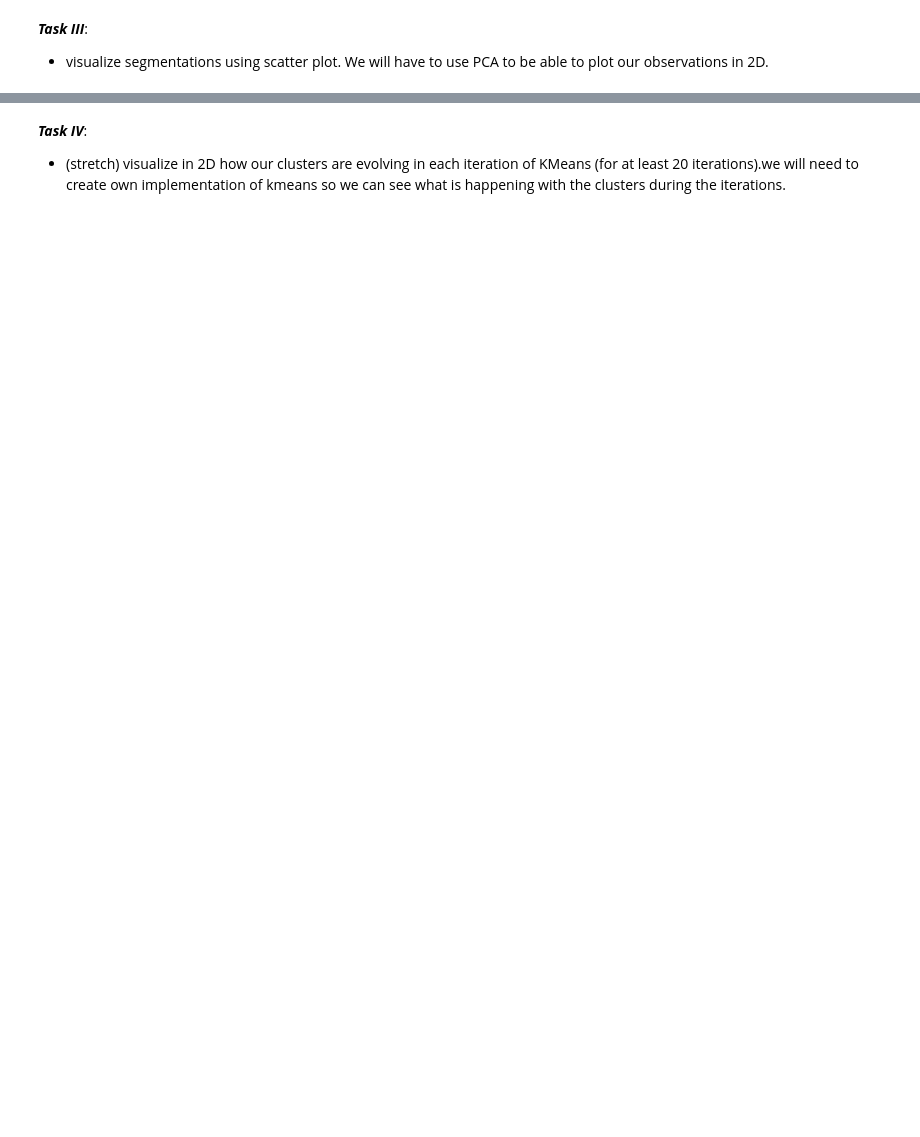
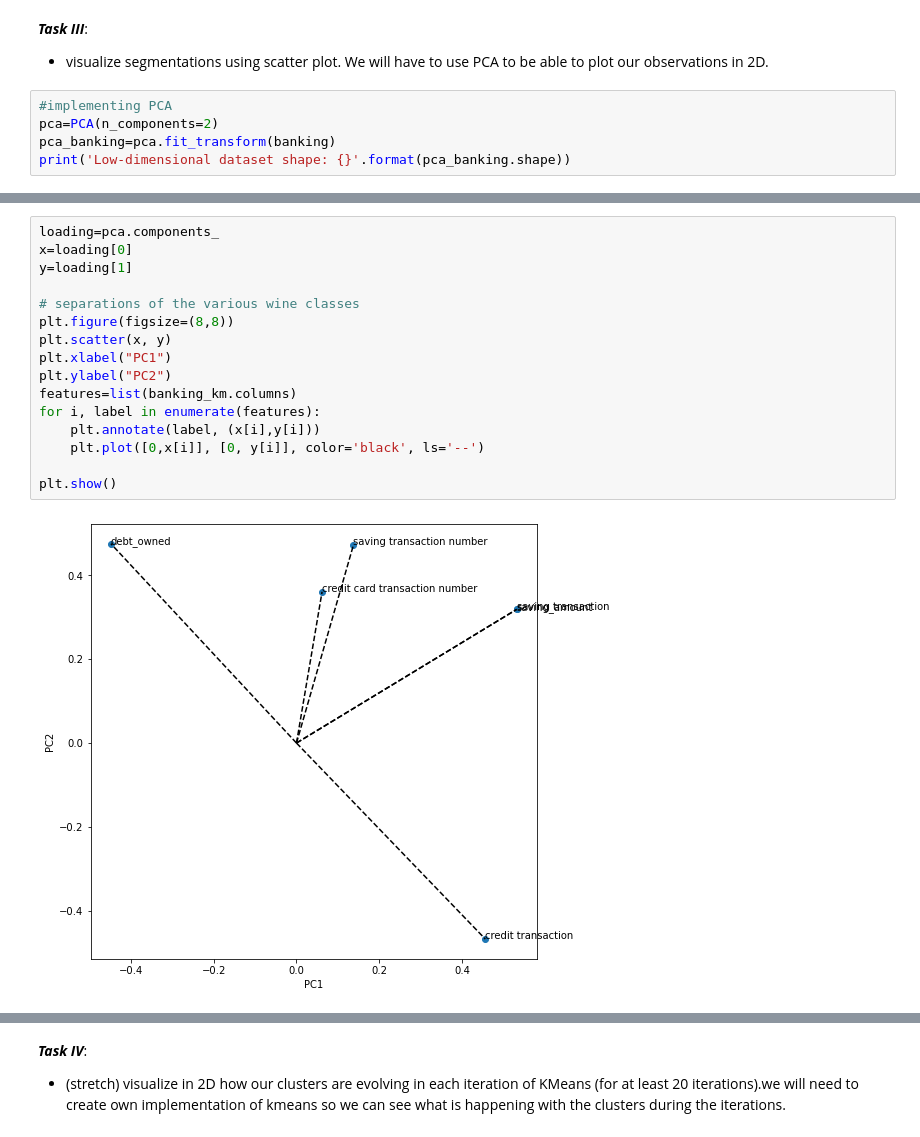
Before and after one commit to OliviaHan7/mini_project_III, a Jupyter notebook: mini-project-III.ipynb, the cells around one changed output, grey strips where cells are left out. Drawn from its saved outputs; the diff is of its cells as text; blank space fills up the shorter version.

```diff
--- a/mini-project-III.ipynb
+++ b/mini-project-III.ipynb
@@ -42,3 +362,8 @@ df=pd.read_csv('data/twm_checking_acct.csv',sep=';')
 # %% [markdown]
 ***Task III***:
 * visualize segmentations using scatter plot. We will have to use PCA to be able to plot our observations in 2D.
+# %%
+#implementing PCA
+pca=PCA(n_components=2)
+pca_banking=pca.fit_transform(banking)
+print('Low-dimensional dataset shape: {}'.format(pca_banking.shape))
@@ -44,0 +379,18 @@ df=pd.read_csv('data/twm_checking_acct.csv',sep=';')
+# %%
+loading=pca.components_
+x=loading[0]
+y=loading[1]
+
+# separations of the various wine classes
+plt.figure(figsize=(8,8))
+plt.scatter(x, y)
+plt.xlabel("PC1")
+plt.ylabel("PC2")
+features=list(banking_km.columns)
+for i, label in enumerate(features):
+    plt.annotate(label, (x[i],y[i]))
+    plt.plot([0,x[i]], [0, y[i]], color='black', ls='--')
+
+plt.show()
+# %% [output]
+[figure, added]
```
Also changed, not shown: parts of 67 cells of this notebook, 1 other file.
